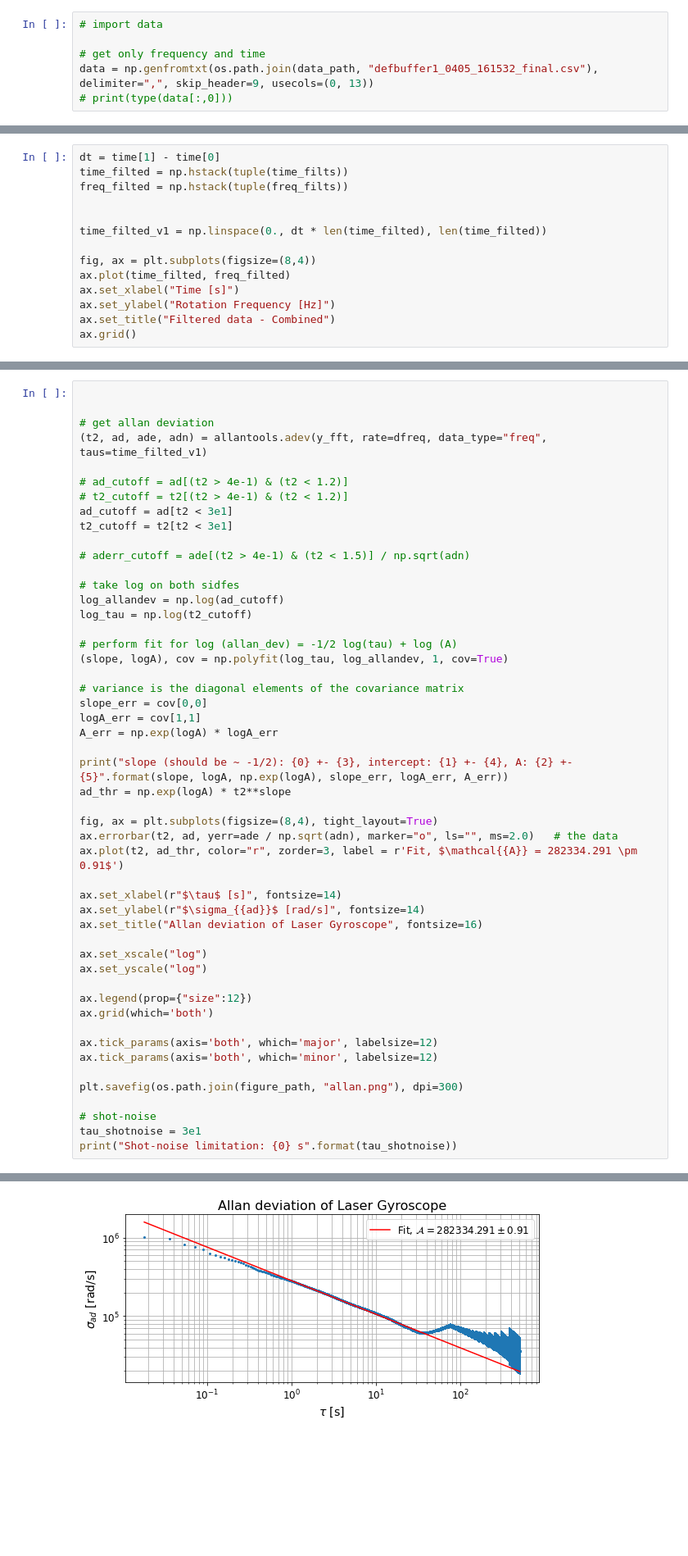
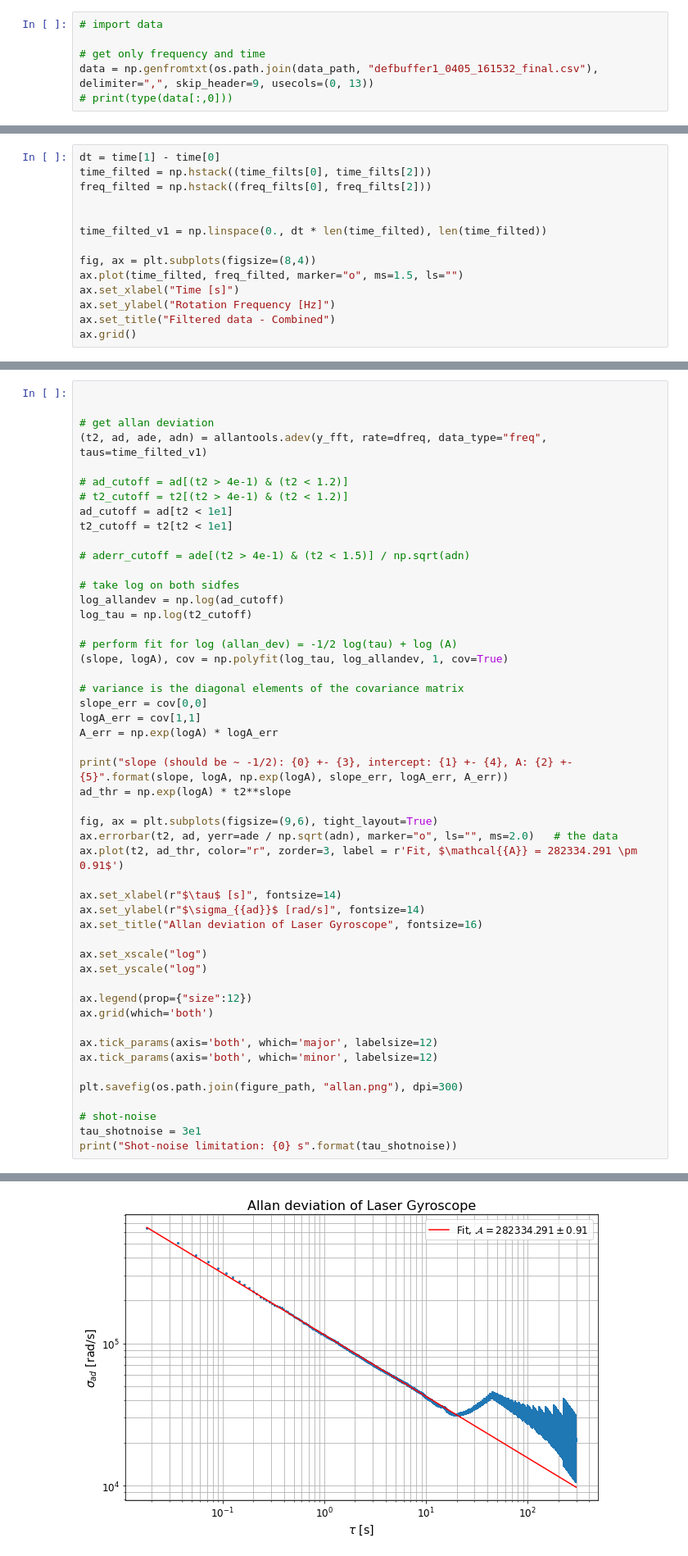
Before and after one commit to tesla1900/advanced-lab-course, a Jupyter notebook: laser_gyroscope/allan_dev_analysis.ipynb, the cells around one changed output, grey strips where cells are left out. Shown at 82% size. Drawn from its saved outputs; the diff is of its cells as text; blank space fills up the shorter version.

```diff
--- a/laser_gyroscope/allan_dev_analysis.ipynb
+++ b/laser_gyroscope/allan_dev_analysis.ipynb
@@ -115,14 +115,14 @@ Average frequency: 1967.5223259579775 Hz
 [figure]
 # %%
 dt = time[1] - time[0]
-time_filted = np.hstack(tuple(time_filts))
-freq_filted = np.hstack(tuple(freq_filts))
+time_filted = np.hstack((time_filts[0], time_filts[2]))
+freq_filted = np.hstack((freq_filts[0], freq_filts[2]))
 
 
 time_filted_v1 = np.linspace(0., dt * len(time_filted), len(time_filted))
 
 fig, ax = plt.subplots(figsize=(8,4))
-ax.plot(time_filted, freq_filted)
+ax.plot(time_filted, freq_filted, marker="o", ms=1.5, ls="")
 ax.set_xlabel("Time [s]")
 ax.set_ylabel("Rotation Frequency [Hz]")
 ax.set_title("Filtered data - Combined")
@@ -165,8 +165,8 @@ sample rate: 55.50621669626998 Hz
 
 # ad_cutoff = ad[(t2 > 4e-1) & (t2 < 1.2)]
 # t2_cutoff = t2[(t2 > 4e-1) & (t2 < 1.2)]
-ad_cutoff = ad[t2 < 3e1]
-t2_cutoff = t2[t2 < 3e1]
+ad_cutoff = ad[t2 < 1e1]
+t2_cutoff = t2[t2 < 1e1]
 
 # aderr_cutoff = ade[(t2 > 4e-1) & (t2 < 1.5)] / np.sqrt(adn)
 
@@ -185,7 +185,7 @@ A_err = np.exp(logA) * logA_err
 print("slope (should be ~ -1/2): {0} +- {3}, intercept: {1} +- {4}, A: {2} +- {5}".format(slope, logA, np.exp(logA), slope_err, logA_err, A_err))
 ad_thr = np.exp(logA) * t2**slope
 
-fig, ax = plt.subplots(figsize=(8,4), tight_layout=True)
+fig, ax = plt.subplots(figsize=(9,6), tight_layout=True)
 ax.errorbar(t2, ad, yerr=ade / np.sqrt(adn), marker="o", ls="", ms=2.0)   # the data
 ax.plot(t2, ad_thr, color="r", zorder=3, label = r'Fit, $\mathcal{{A}} = 282334.291 \pm 0.91$')
 
@@ -212,4 +212,4 @@ slope (should be ~ -1/2): -0.42732626886117414 +- 4.773409863064516e-07, interce
 Shot-noise limitation: 30.0 s
-[figure, old version]
+[figure, new version]
 # %%
 # compare with theoretic values
```
Also changed, not shown: parts of 5 cells of this notebook, 4 other files.
